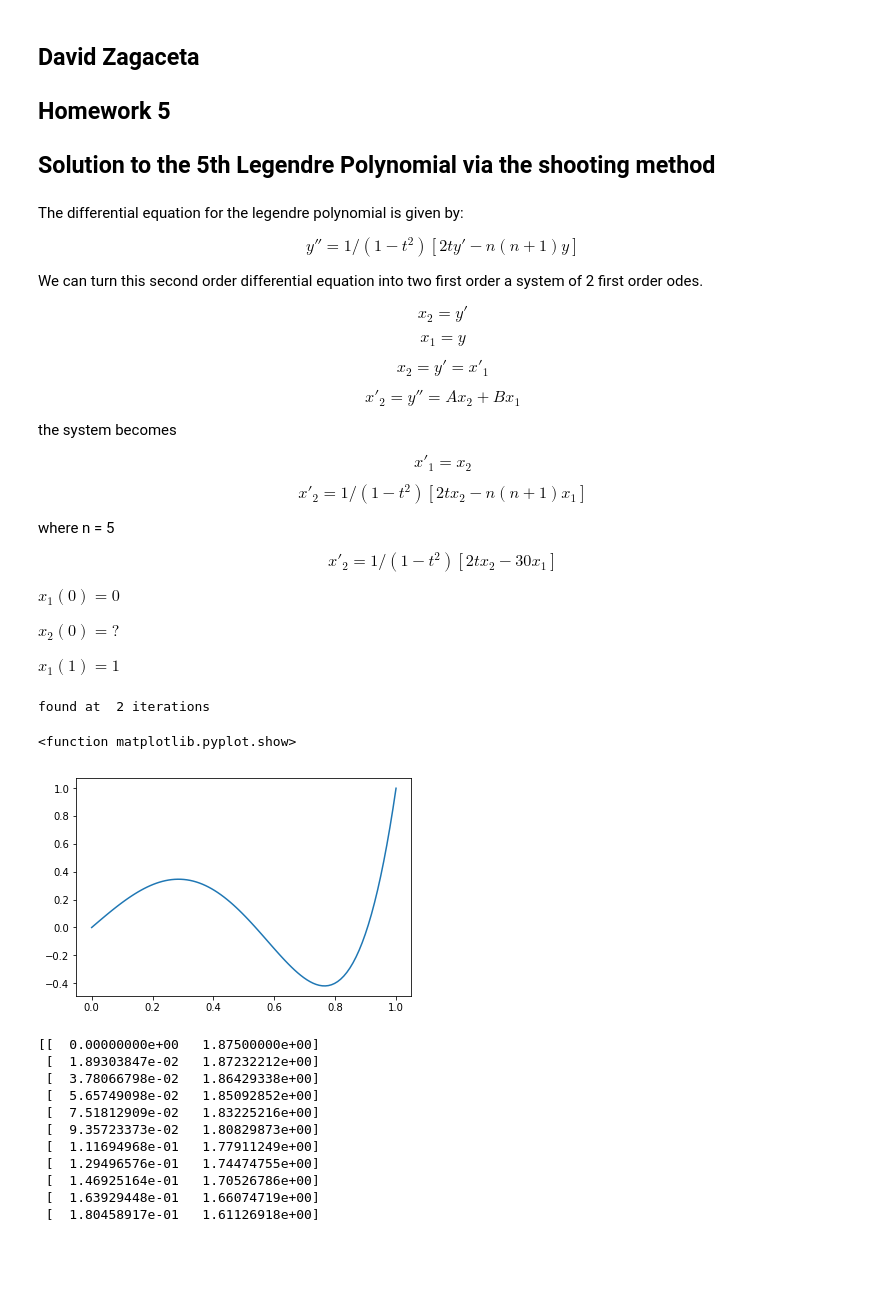
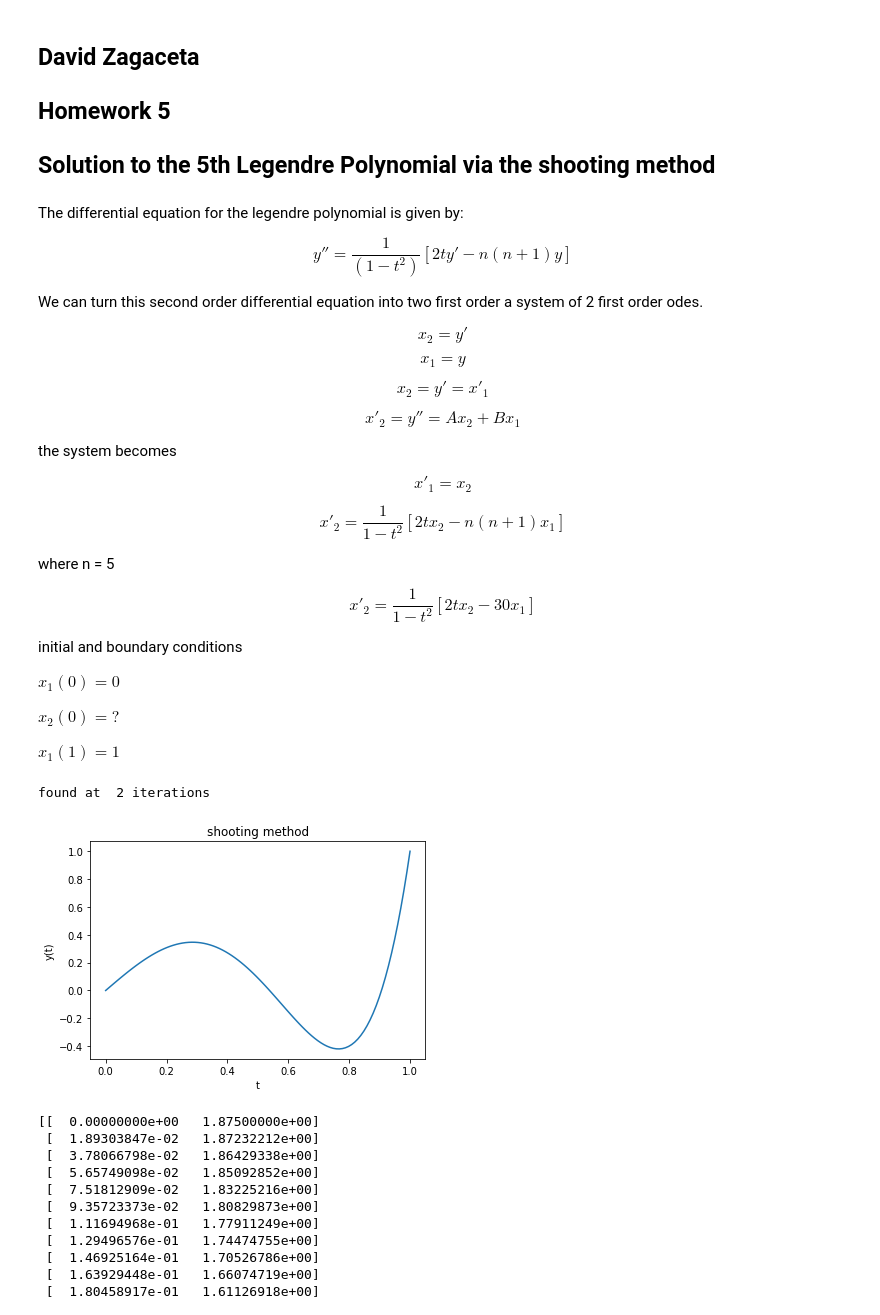
Before and after one commit to David-Zagaceta/computational-physics-class-404-604-Spring-2018, a Jupyter notebook: Hw 5.ipynb, the cells around one changed output. Cells and saved outputs as stored; diff of their text form; code cells hidden in the pictures; blank space fills up the shorter version.

```diff
--- a/Hw 5.ipynb
+++ b/Hw 5.ipynb
@@ -11,7 +11,7 @@ from scipy.integrate import odeint, RK45
 # %% [markdown]
 The differential equation for the legendre polynomial is given by:
 
-$$ y'' = 1/(1-t^2) [2ty'-n(n+1)y] $$
+$$ y'' = \frac{1}{(1-t^2)} [2ty'-n(n+1)y] $$
 
 We can turn this second order differential equation into two first order a system of 2 first order odes.
 
@@ -27,11 +27,13 @@ the system becomes
 
 $$x'_1 = x_2$$
 
-$$x'_2 = 1/(1-t^2) [2tx_2-n(n+1)x_1]$$
+$$x'_2 = \frac{1}{1-t^2} [2tx_2-n(n+1)x_1]$$
 
 where n = 5
 
-$$x'_2 = 1/(1-t^2) [2tx_2-30x_1]$$
+$$x'_2 = \frac{1}{1-t^2} [2tx_2-30x_1]$$
+
+initial and boundary conditions
 
 $x_1(0)=0$
 
@@ -40,30 +42,32 @@ $x_2(0) = ?$
 $x_1(1) = 1$
 # %%
 def solvr(y,t):
-    '''the system of first order odes'''
+    '''the system of first order odes for the 5th term of the set of legendre polynomials'''
     return(y[1],(1.0/(1.0-t**2))*(2.0*t*y[1]-30.0*y[0]))
 # %%
 maxiter = 100
 dymin = 0
 dymax = 5
 t = np.linspace(0,1,100)
 for i in range(maxiter):
     y0 = [0.0,(dymax+dymin)/2]
     x = odeint(solvr, y0, t)
     if np.abs(x[-1,0]-1) <= 0.01:
         print('found at ',i,'iterations')
         break
     if x[-1,0] < 1:
         dymin = y0[1]
     else:
         dymax = y0[1]
 
 plt.plot(t,x[:,0])
-plt.show
+plt.title('shooting method')
+plt.ylabel('y(t)')
+plt.xlabel('t')
+plt.show()
 # %% [output]
 found at  2 iterations
-<function matplotlib.pyplot.show>
-[figure, old version]
+[figure, new version]
 # %%
 print(x)
 # %% [output]
```
Also changed, not shown: parts of 15 cells of this notebook.
